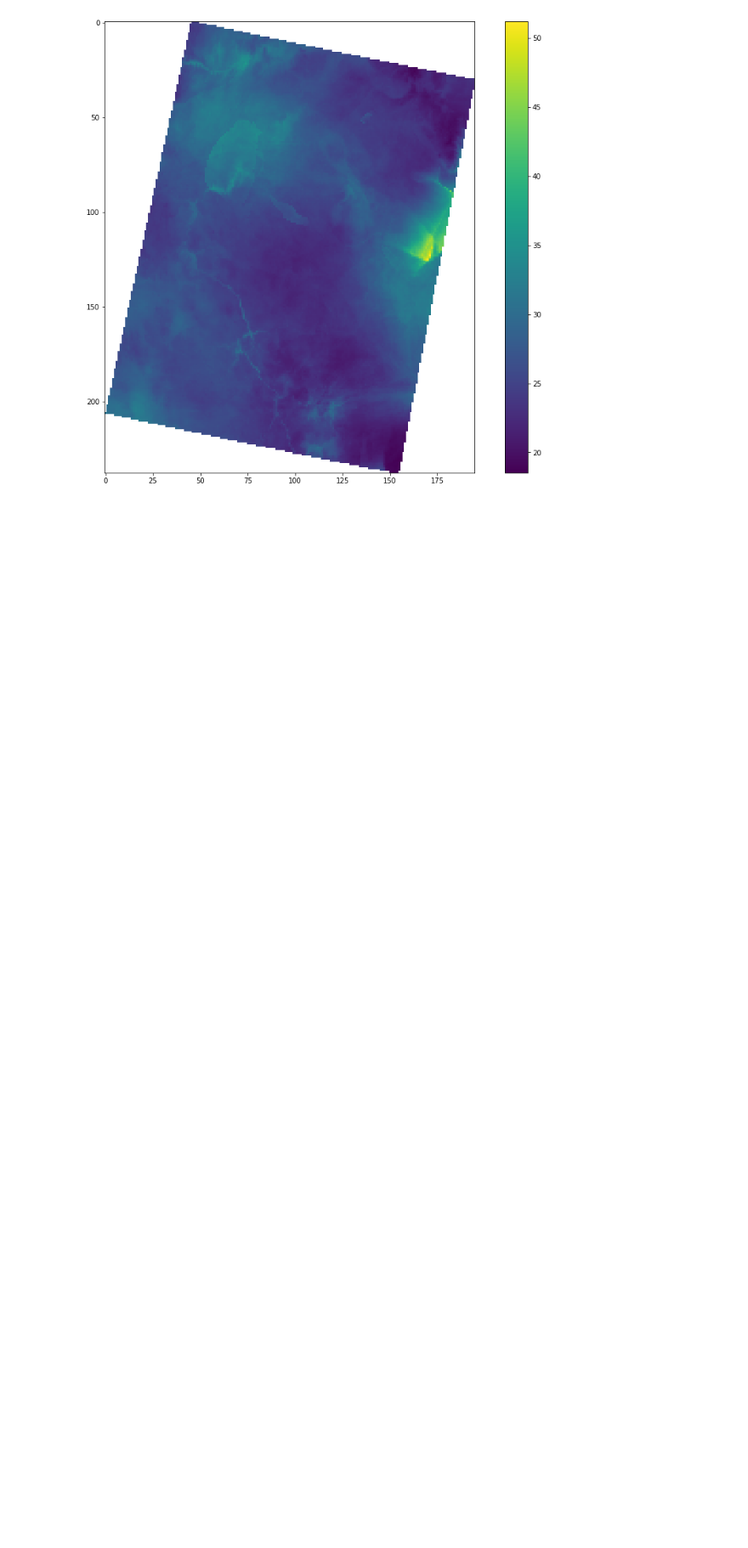
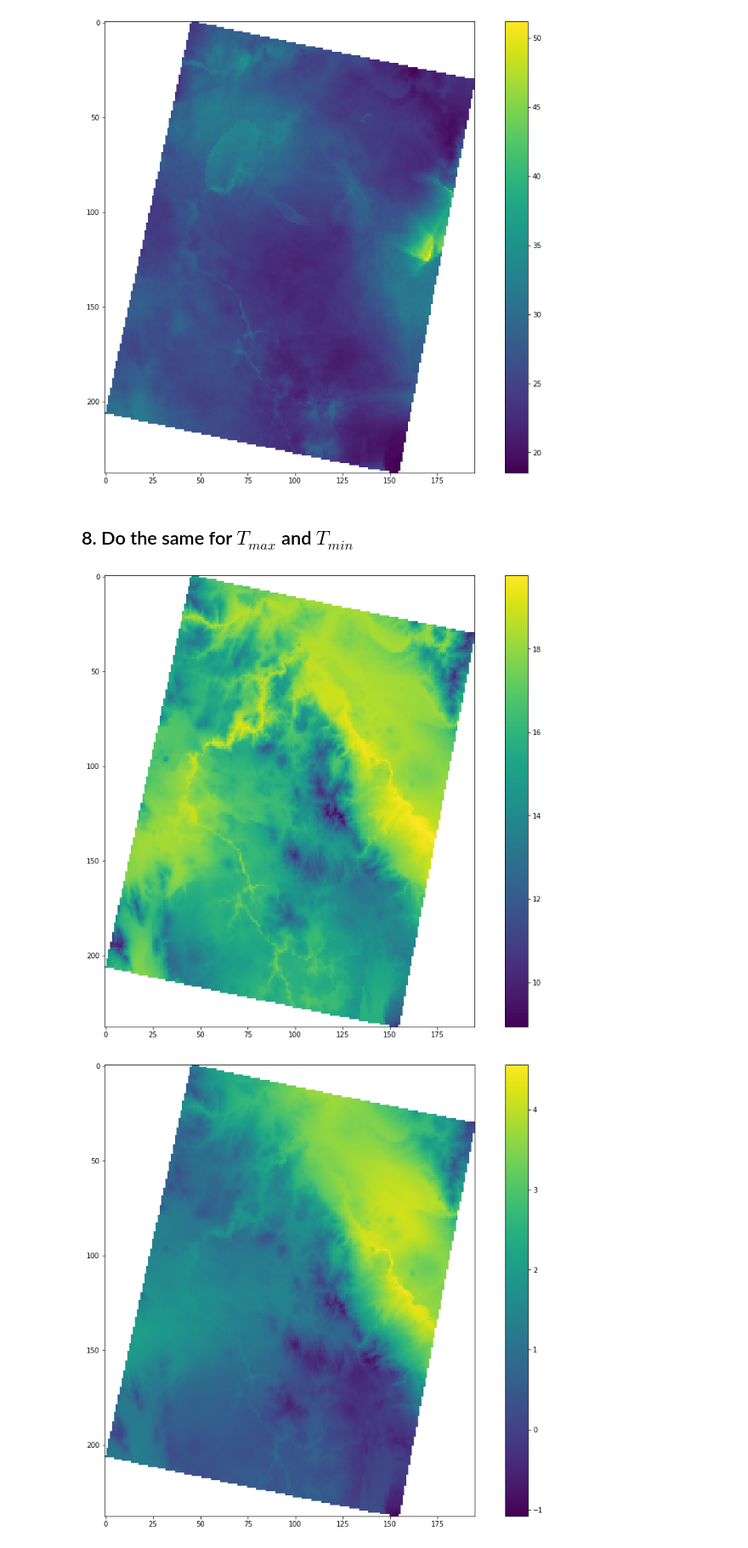
Before and after one commit to LEAF-BoiseState/Biome-BGC-Wrapper-Scripts, a Jupyter notebook: Check Daymet Data.ipynb, the cells around one changed output. Shown at 85% size. Drawn from its saved outputs; the diff is of its cells as text; code cells hidden in the pictures; blank space fills up the shorter version.

```diff
--- a/Check Daymet Data.ipynb
+++ b/Check Daymet Data.ipynb
@@ -6,3 +17,5 @@ import matplotlib.pyplot as plt
 DaymetPath = '/Users/lejoflores/data/daymet/'
 
 prcpName = 'prcp_1980-2018.nc'
+tmaxName = 'tmax_1980-2018.nc'
+tminName = 'tmin_1980-2018.nc'
@@ -127,3 +136,33 @@ plt.colorbar()
 plt.show()
 # %% [output]
 [figure]
+# %% [markdown]
+## 8. Do the same for $T_{max}$  and $T_{min}$
+# %%
+tmax_file = DaymetPath + tmaxName
+tmin_file = DaymetPath + tminName
+
+ds_tmax = xr.open_dataset(tmax_file)
+ds_tmin = xr.open_dataset(tmin_file)
+
+ds_tmax_ann = ds_tmax.groupby('time.year').mean('time')
+ds_tmin_ann = ds_tmin.groupby('time.year').mean('time')
+
+ds_tmax_mean_ann = ds_tmax_ann.mean('year')
+ds_tmin_mean_ann = ds_tmin_ann.mean('year')
+
+MeanAnnTmax = ds_tmax_mean_ann['tmax'].values
+MeanAnnTmin = ds_tmin_mean_ann['tmin'].values
+
+plt.figure(figsize=(16,12))
+plt.imshow(MeanAnnTmax)
+plt.colorbar()
+plt.show()
+
+plt.figure(figsize=(16,12))
+plt.imshow(MeanAnnTmin)
+plt.colorbar()
+plt.show()
+# %% [output]
+[figure, added]
+[figure, added]
```
Also changed, not shown: parts of 10 cells of this notebook.
